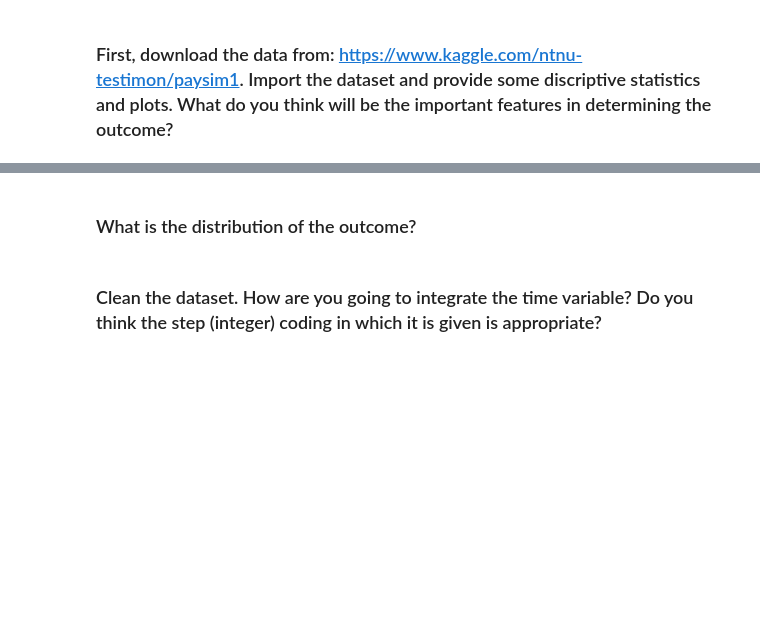
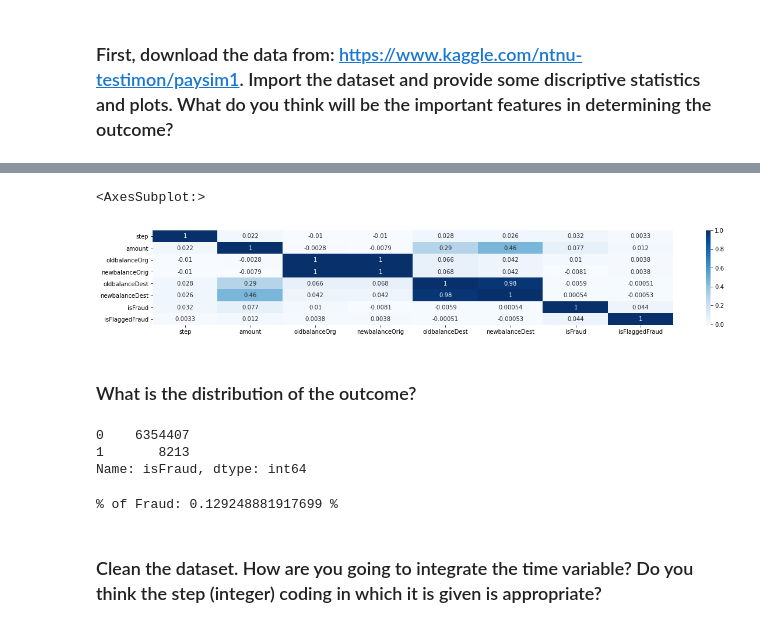
Before and after one commit to ta-datapt-bcn/lab-unbalance, a Jupyter notebook: your-code/lab_inbalance.ipynb, the cells around one changed output, grey strips where cells are left out. Saved outputs shown, nothing was run; the diff lists cells and outputs as text; code cells hidden in the pictures; blank space fills up the shorter version.

```diff
--- a/your-code/lab_inbalance.ipynb
+++ b/your-code/lab_inbalance.ipynb
@@ -6,5 +6,12 @@
 Like we disussed in class, when we have noisy data, if we are not careful, we can end up fitting our model to the noise in the data and not the 'signal'-- the factors that actually determine the outcome. This is called overfitting, and results in good results in training, and in bad results when the model is applied to real data. Similarly, we could have a model that is too simplistic to accurately model the signal. This produces a model that doesnt work well (ever).
 # %% [markdown]
 ### First, download the data from: https://www.kaggle.com/ntnu-testimon/paysim1. Import the dataset and provide some discriptive statistics and plots. What do you think will be the important features in determining the outcome?
+# %%
+import pandas as pd
+import seaborn as sns
+import matplotlib as plt
+plt.rcParams["figure.figsize"] = (20,3)
 # %%
 # Your code here
+
+df=pd.read_csv('PS_20174392719_1491204439457_log.csv')
@@ -11,2 +82,10 @@ Like we disussed in class, when we have noisy data, if we are not careful, we ca
+# %%
+sns.heatmap(df.corr(),annot=True, cmap='Blues')
+# We can Identify high colineality between:
+# 1- OldbalanceDest and newbalanceDest
+# 2- OldbalanceOrg and newbalanceOrig
+# %% [output]
+<AxesSubplot:>
+[figure, added]
 # %% [markdown]
 ### What is the distribution of the outcome?
@@ -15,3 +92,14 @@ Like we disussed in class, when we have noisy data, if we are not careful, we ca
+# %%
+df['isFraud'].value_counts()
+# %% [output]
+0    6354407
+1       8213
+Name: isFraud, dtype: int64
+# %%
+print('% of Fraud:',len(df[df['isFraud']==1])/len(df[df['isFraud']==0])*100,'%')
+# Seems that the data of this variable is very unbalanced
+# %% [output]
+% of Fraud: 0.129248881917699 %
 # %% [markdown]
 ### Clean the dataset. How are you going to integrate the time variable? Do you think the step (integer) coding in which it is given is appropriate?
 # %%
```
Also changed, not shown: parts of 23 cells of this notebook.
